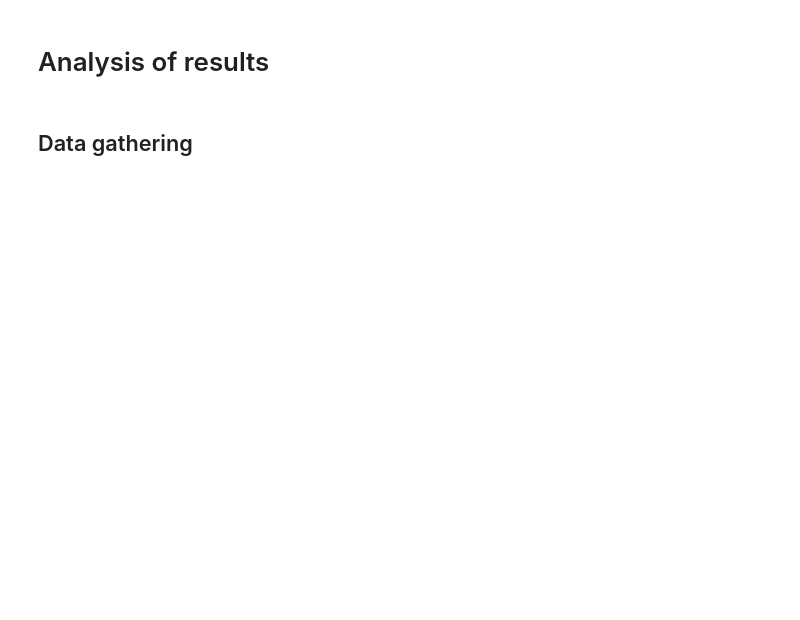
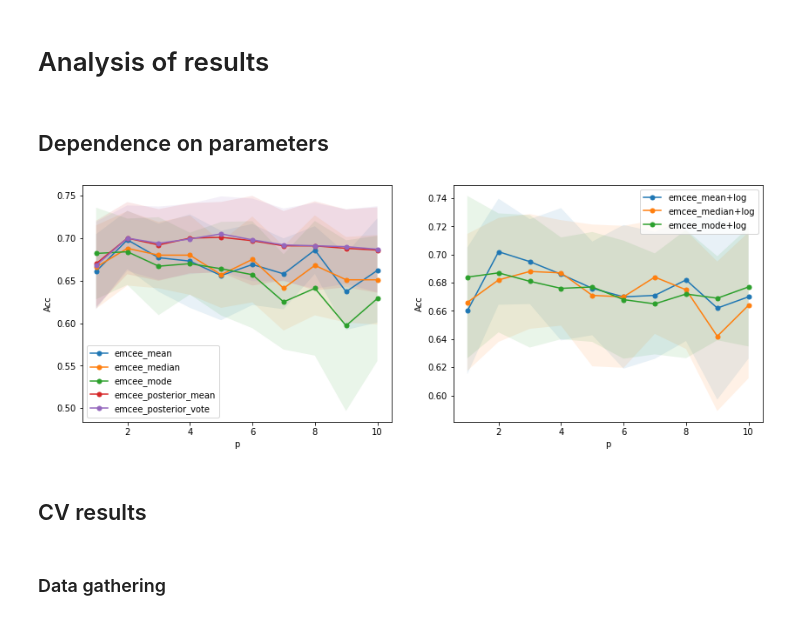
Before and after one commit to antcc/rk-bfr, a Jupyter notebook: demo_results_analysis.ipynb, the cells around one changed output. Saved outputs shown, nothing was run; the diff lists cells and outputs as text; code cells hidden in the pictures; blank space fills up the shorter version.

```diff
--- a/demo_results_analysis.ipynb
+++ b/demo_results_analysis.ipynb
@@ -26,0 +15,5 @@ SCORE_STR_FULL = SCORE_REG if KIND == "linear" else "accuracy"
+# %%
+# -- Global configuration
+
+SAVE_FIG = False
+DIR_SAVE = "../tfm/figures/"
@@ -26,0 +105,36 @@ SCORE_STR_FULL = SCORE_REG if KIND == "linear" else "accuracy"
+# %% [markdown]
+## Dependence on parameters
+# %%
+# -- Configuration
+
+DIR = "../Resultados/mixture_dependence_acc_p.csv"
+X_LABEL = "p"
+# %%
+# -- Read data
+
+df = pd.read_csv(DIR)
+df_bayesian, df_var_sel = separate_df(df, X_LABEL)
+# %%
+# -- Plot data
+
+fig, ax = plt.subplots(1, 2, figsize=(14, 5))
+for i, df in enumerate([df_bayesian, df_var_sel]):
+    ax[i].set_xlabel(X_LABEL)
+    ax[i].set_ylabel("Acc")
+    for key, grp in df.groupby(['Estimator']):
+        x, y = grp[X_LABEL], grp['Mean Acc']
+        yerror = grp['SD Acc']
+        ax[i].plot(x, y, label=key, marker='.', markersize=10)
+        ax[i].fill_between(x, y - yerror, y + yerror, alpha=0.1)
+
+ax[0].legend()
+ax[1].legend()
+
+if SAVE_FIG:
+    plt.savefig(
+        DIR_SAVE + os.path.basename(DIR).split(".")[0],
+        bbox_inches='tight')
+# %% [output]
+[figure, added]
+# %% [markdown]
+## CV results
@@ -27,5 +154,5 @@ SCORE_STR_FULL = SCORE_REG if KIND == "linear" else "accuracy"
 # %% [markdown]
-## Data gathering
+### Data gathering
 # %%
 # -- Data reading functions
 
```
Also changed, not shown: parts of 24 cells of this notebook, 12 other files.
